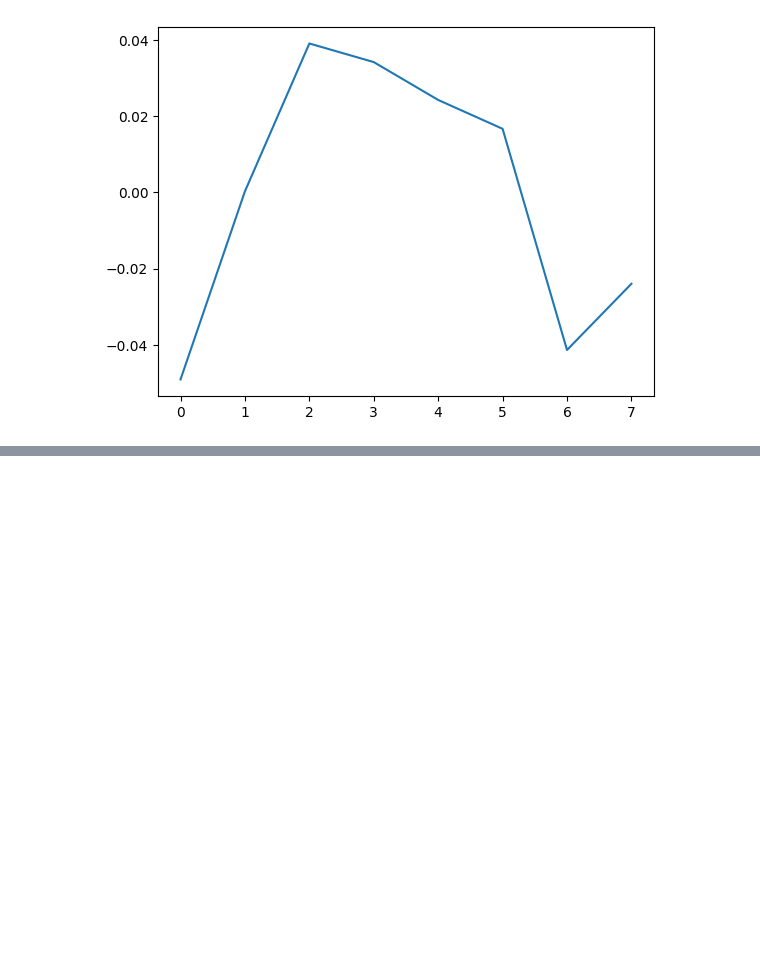
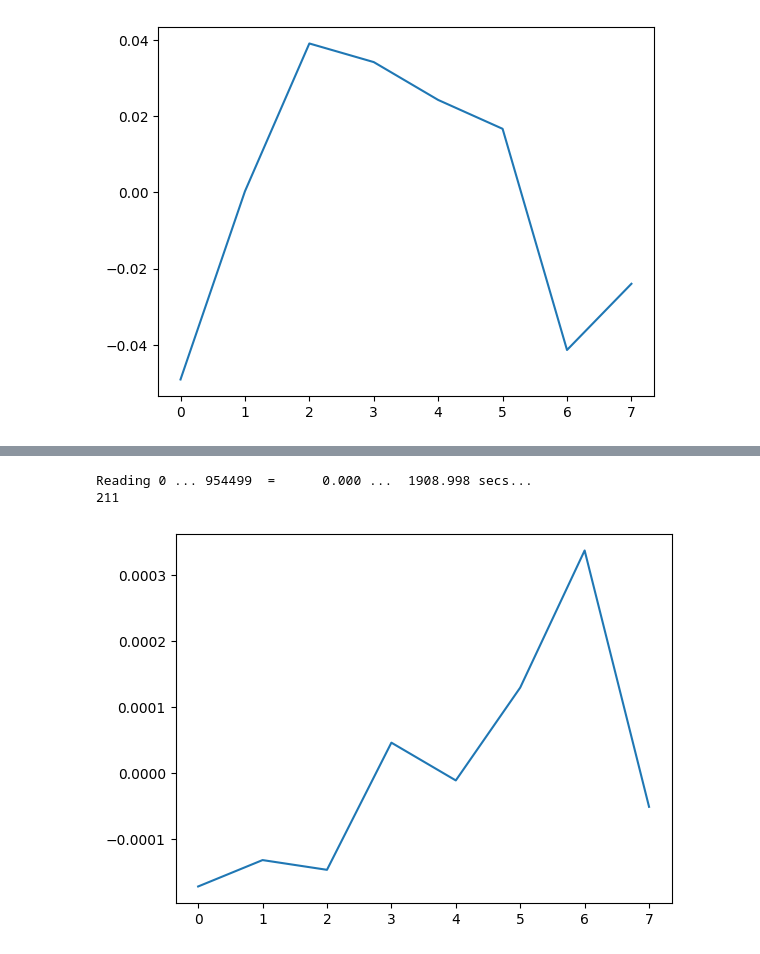
Before and after one commit to YannickLeon/EEGAnalysis, a Jupyter notebook: filtering2.ipynb, the cells around one changed output, grey strips where cells are left out. Saved outputs shown, nothing was run; the diff lists cells and outputs as text; code cells hidden in the pictures; blank space fills up the shorter version.

```diff
--- a/filtering2.ipynb
+++ b/filtering2.ipynb
@@ -181,0 +326,10 @@ plt.show()
+# %%
+deviation.append(get_deviation_for_subjects(17, "PLAYER_CRASH_WALL", range(10,11), window=2))
+
+plt.plot([i for i in range(8)], deviation[len(deviation)-1])
+#plt.yticks([-1+i/10 for i in range(21)])
+plt.show()
+# %% [output]
+Reading 0 ... 954499  =      0.000 ...  1908.998 secs...
+211
+[figure, added]
```
Also changed, not shown: parts of 12 cells of this notebook, 1 other file.
